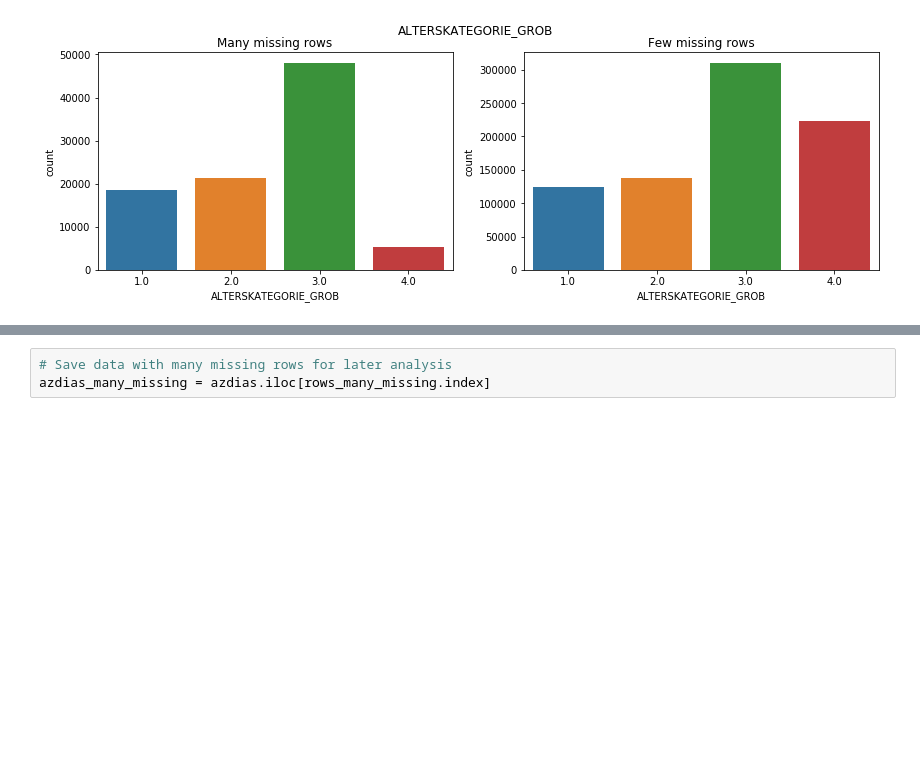
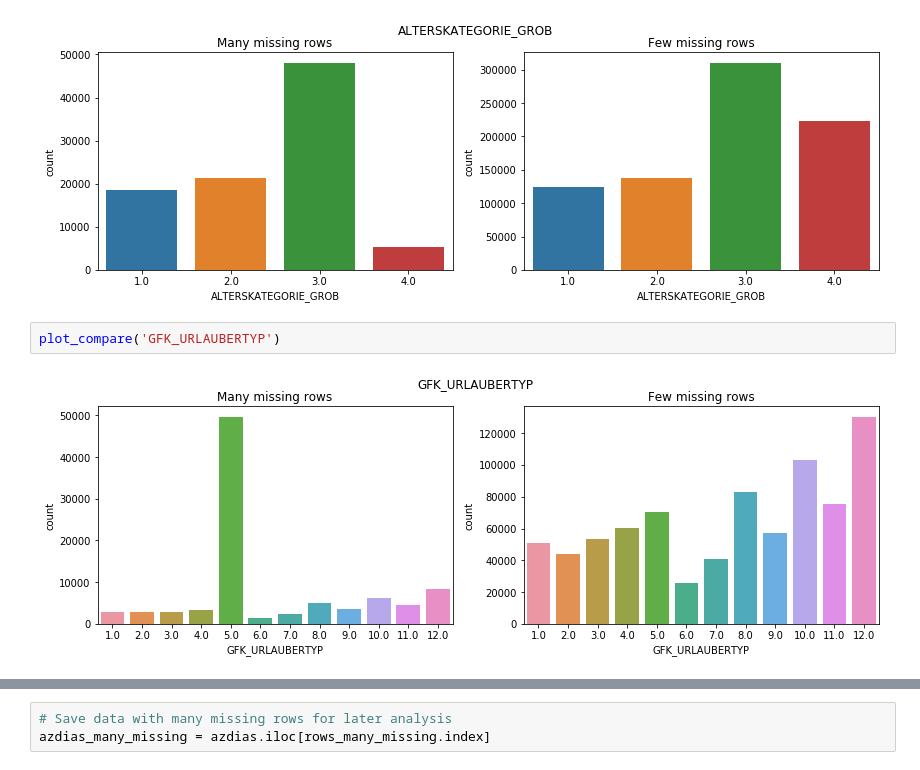
Before and after one commit to vasilkosturski/udacity-ml-intro, a Jupyter notebook: unsupervised-learning/creating-customer-segments/Identify_Customer_Segments.ipynb, the cells around one changed output, grey strips where cells are left out. Drawn from its saved outputs; the diff is of its cells as text; blank space fills up the shorter version.

```diff
--- a/unsupervised-learning/creating-customer-segments/Identify_Customer_Segments.ipynb
+++ b/unsupervised-learning/creating-customer-segments/Identify_Customer_Segments.ipynb
@@ -290,3 +314,7 @@ def plot_compare(column):
 plot_compare('ALTERSKATEGORIE_GROB')
 # %% [output]
 [figure]
+# %%
+plot_compare('GFK_URLAUBERTYP')
+# %% [output]
+[figure, added]
```
Also changed, not shown: parts of 28 cells of this notebook.
